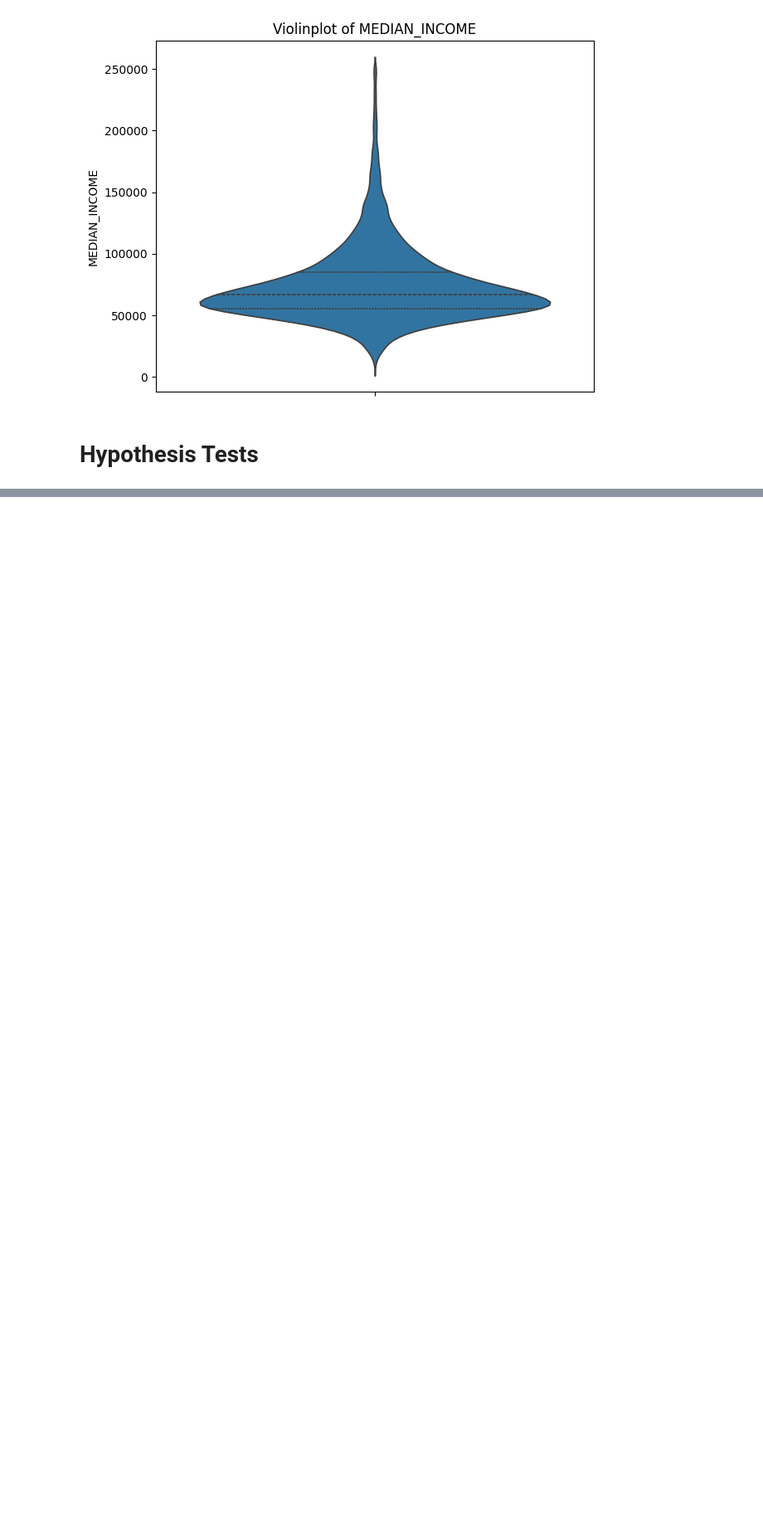
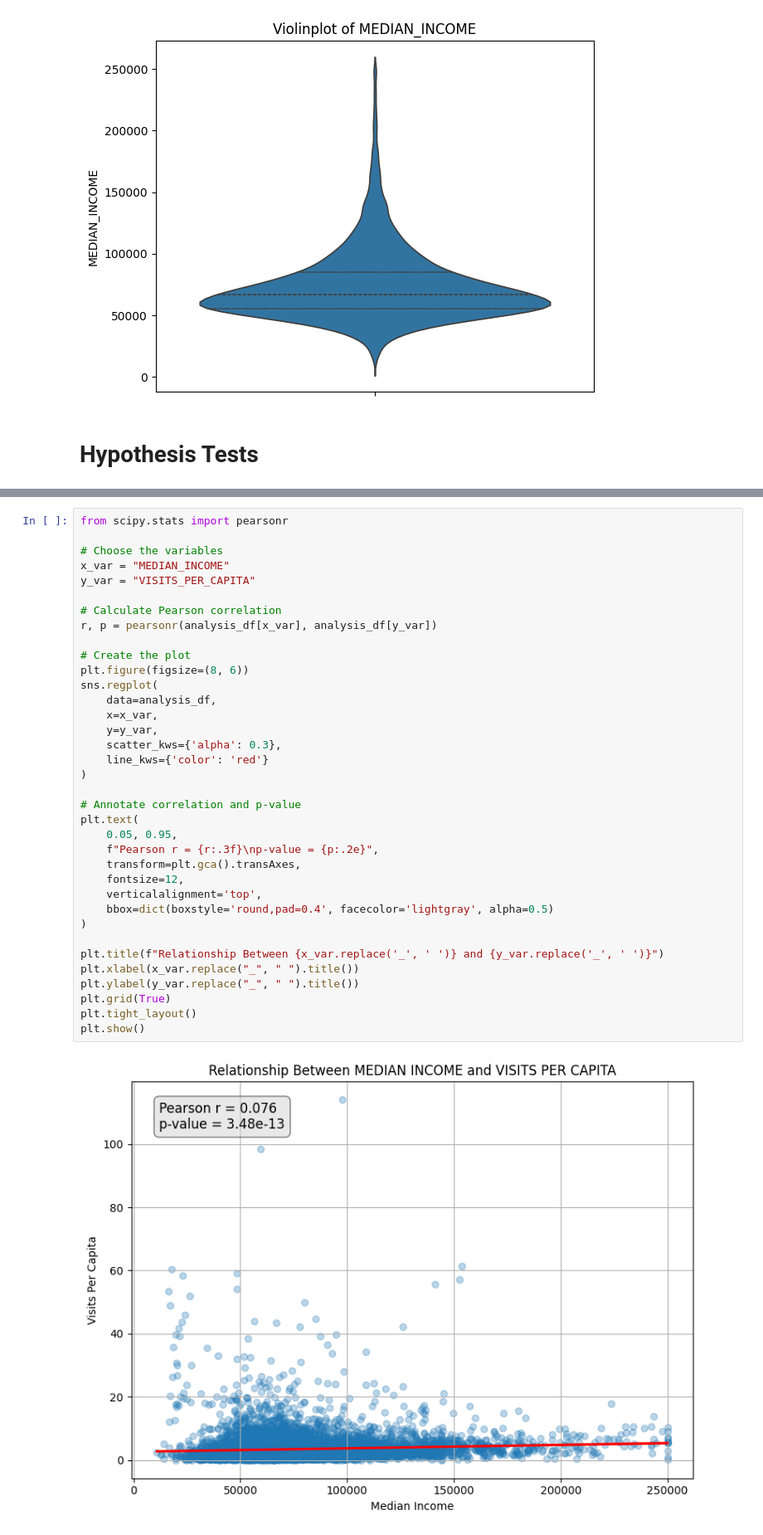
Before and after one commit to Bdem1rel/Library_Usage_Analysis, a Jupyter notebook: Notebooks/EDA.ipynb, the cells around one changed output, grey strips where cells are left out. Shown at 83% size. Drawn from its saved outputs; the diff is of its cells as text; blank space fills up the shorter version.

```diff
--- a/Notebooks/EDA.ipynb
+++ b/Notebooks/EDA.ipynb
@@ -255,0 +286,38 @@ for col in cols:
+# %%
+from scipy.stats import pearsonr
+
+# Choose the variables
+x_var = "MEDIAN_INCOME"
+y_var = "VISITS_PER_CAPITA"
+
+# Calculate Pearson correlation
+r, p = pearsonr(analysis_df[x_var], analysis_df[y_var])
+
+# Create the plot
+plt.figure(figsize=(8, 6))
+sns.regplot(
+    data=analysis_df,
+    x=x_var,
+    y=y_var,
+    scatter_kws={'alpha': 0.3},
+    line_kws={'color': 'red'}
+)
+
+# Annotate correlation and p-value
+plt.text(
+    0.05, 0.95,
+    f"Pearson r = {r:.3f}\np-value = {p:.2e}",
+    transform=plt.gca().transAxes,
+    fontsize=12,
+    verticalalignment='top',
+    bbox=dict(boxstyle='round,pad=0.4', facecolor='lightgray', alpha=0.5)
+)
+
+plt.title(f"Relationship Between {x_var.replace('_', ' ')} and {y_var.replace('_', ' ')}")
+plt.xlabel(x_var.replace("_", " ").title())
+plt.ylabel(y_var.replace("_", " ").title())
+plt.grid(True)
+plt.tight_layout()
+plt.show()
+# %% [output]
+[figure, added]
```
Also changed, not shown: parts of 16 cells of this notebook.
